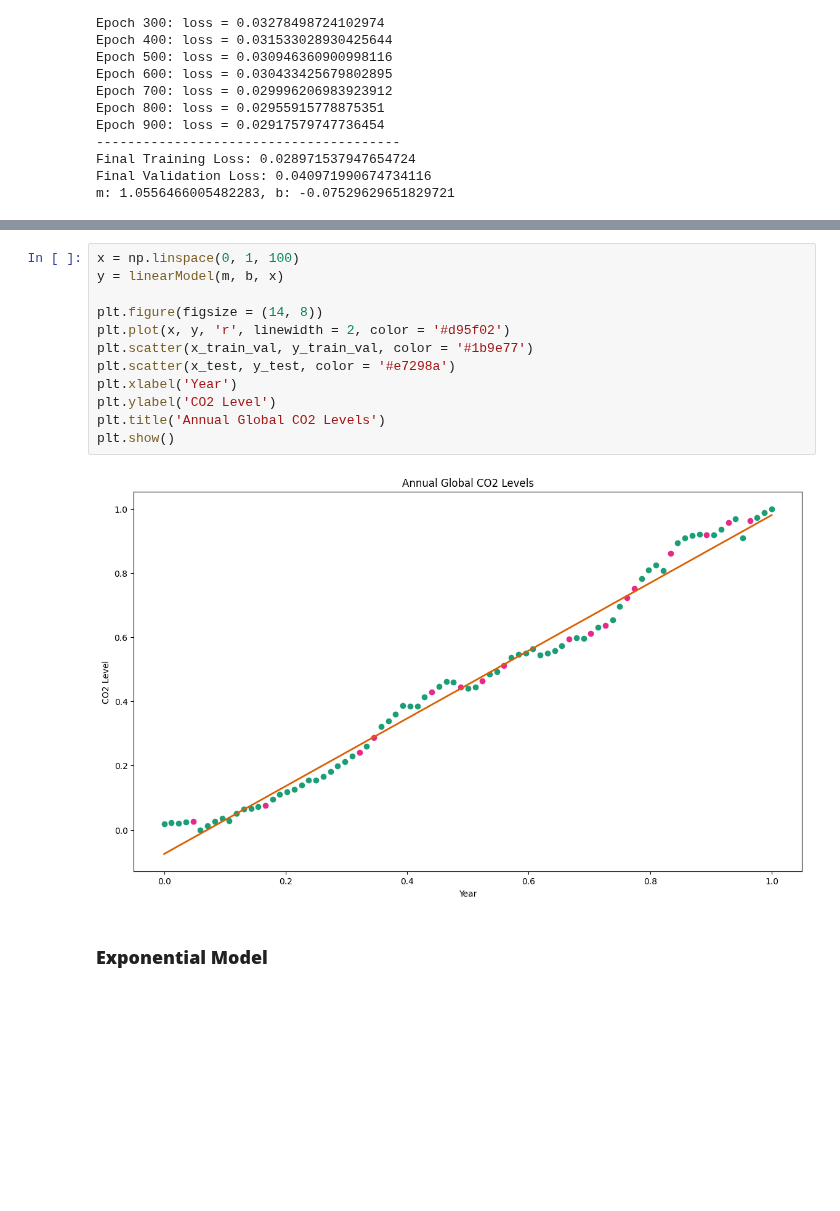
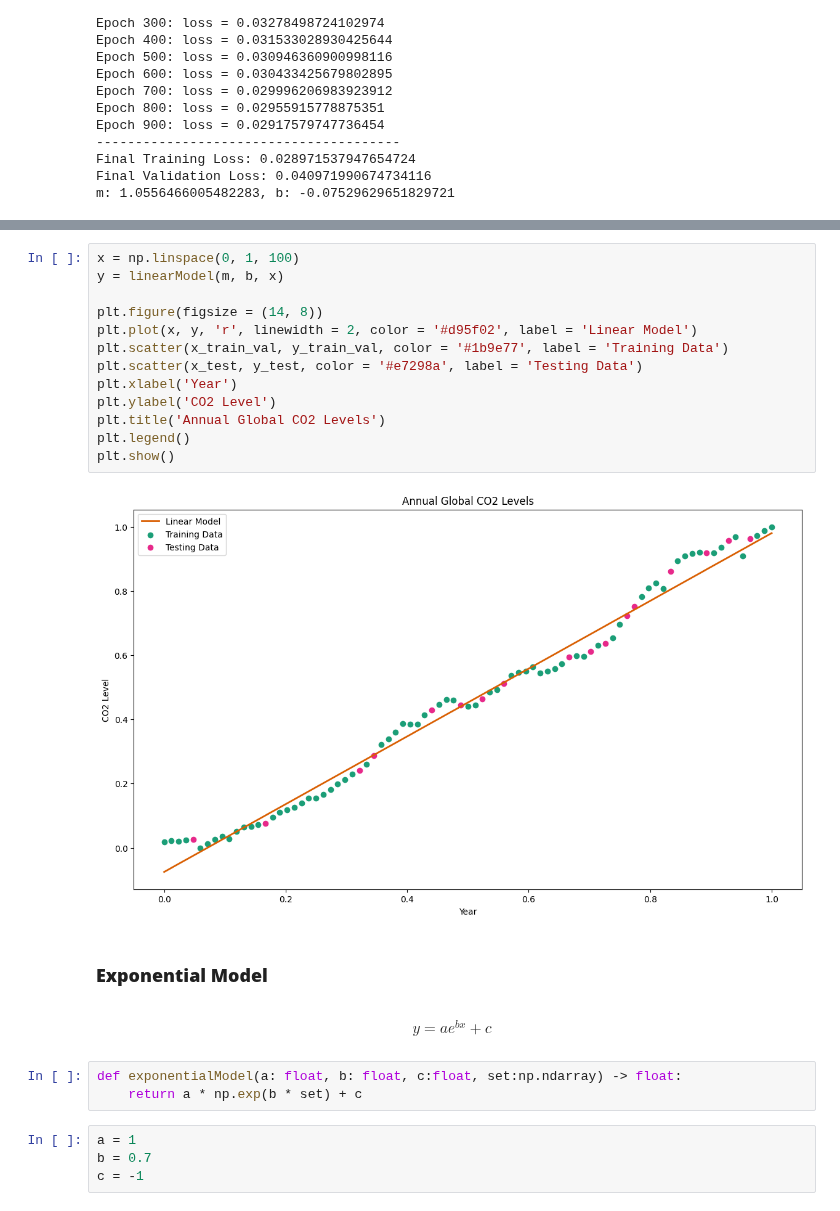
Before and after one commit to SepehrAkbari/LFC-courses, a Jupyter notebook: CSCI-240/Project-3/Main/Main.ipynb, the cells around one changed output, grey strips where cells are left out. Saved outputs shown, nothing was run; the diff lists cells and outputs as text; blank space fills up the shorter version.

```diff
--- a/CSCI-240/Project-3/Main/Main.ipynb
+++ b/CSCI-240/Project-3/Main/Main.ipynb
@@ -159,16 +148,26 @@ plt.show()
 # %%
 x = np.linspace(0, 1, 100)
 y = linearModel(m, b, x)
 
 plt.figure(figsize = (14, 8))
-plt.plot(x, y, 'r', linewidth = 2, color = '#d95f02')
-plt.scatter(x_train_val, y_train_val, color = '#1b9e77')
-plt.scatter(x_test, y_test, color = '#e7298a')
+plt.plot(x, y, 'r', linewidth = 2, color = '#d95f02', label = 'Linear Model')
+plt.scatter(x_train_val, y_train_val, color = '#1b9e77', label = 'Training Data')
+plt.scatter(x_test, y_test, color = '#e7298a', label = 'Testing Data')
 plt.xlabel('Year')
 plt.ylabel('CO2 Level')
 plt.title('Annual Global CO2 Levels')
+plt.legend()
 plt.show()
 # %% [output]
-[figure, old version]
+[figure, new version]
 # %% [markdown]
 ### **Exponential Model**
+# %% [markdown]
+$$ y = a e^{bx} + c$$
+# %%
+def exponentialModel(a: float, b: float, c:float, set:np.ndarray) -> float:
+    return a * np.exp(b * set) + c
+# %%
+a = 1
+b = 0.7
+c = -1
```
Also changed, not shown: parts of 16 cells of this notebook.
